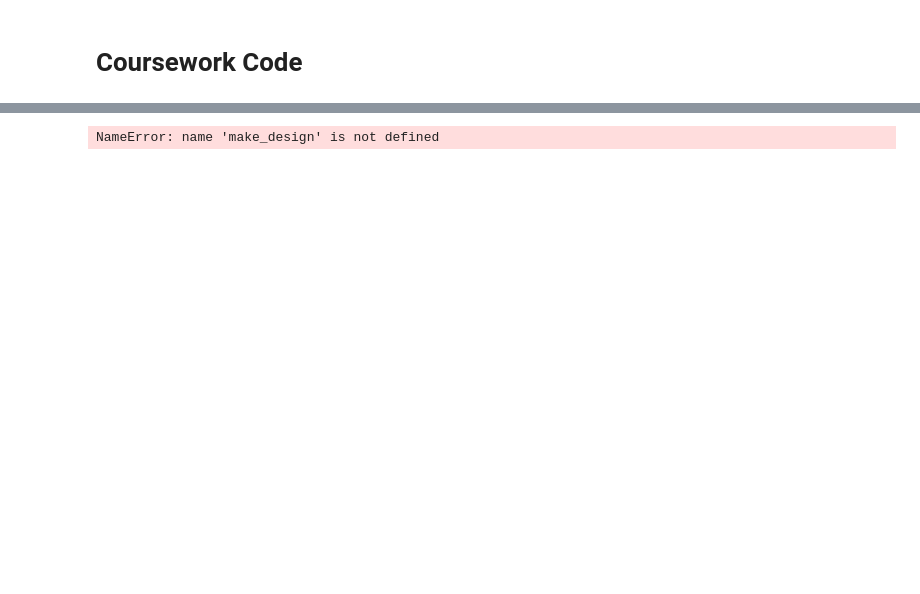
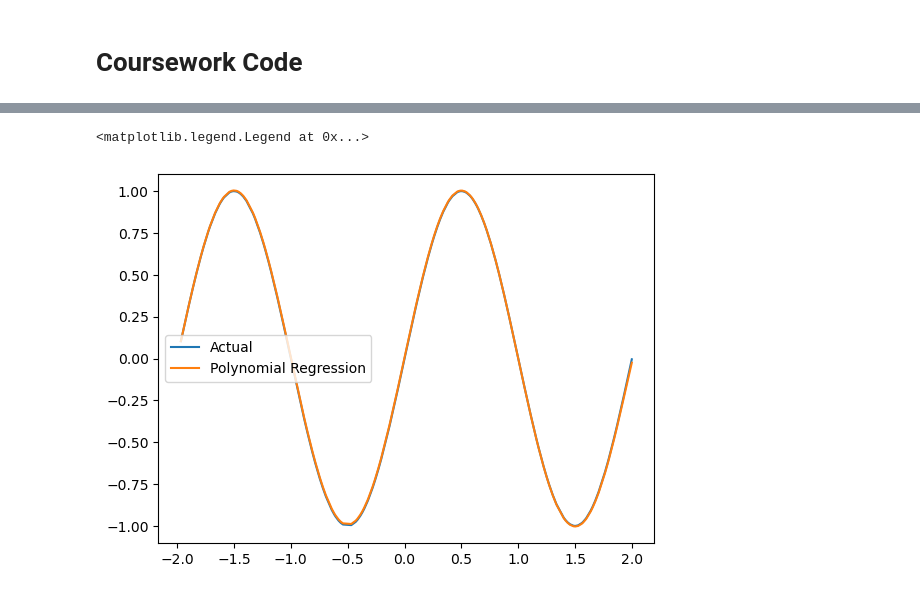
Before and after one commit to FredMCA/COMP6257-Coursework_1, a Jupyter notebook: notebook.ipynb, the cells around one changed output, grey strips where cells are left out. Drawn from its saved outputs; the diff is of its cells as text; code cells hidden in the pictures; blank space fills up the shorter version.

```diff
--- a/notebook.ipynb
+++ b/notebook.ipynb
@@ -68,15 +80,15 @@ def polynomial_regression(x_test, x_train, y_test, lam, p):
         t.append(targ)
     return t
 # %%
-t = polynomial_regression(x_test, x_train, y_test,0,8)
-
+t = polynomial_regression(x_train, x_test, y_test,0,18)
 
 
 plt.plot(x_train, y_train, label="Actual")
 plt.plot(x_train, t, label="Polynomial Regression")
 plt.legend()
 # %% [output]
-NameError: name 'make_design' is not defined
+<matplotlib.legend.Legend at 0x...>
+[figure, added]
 # %%
 t_array = []
 
```
Also changed, not shown: parts of 15 cells of this notebook, 2 other files.
